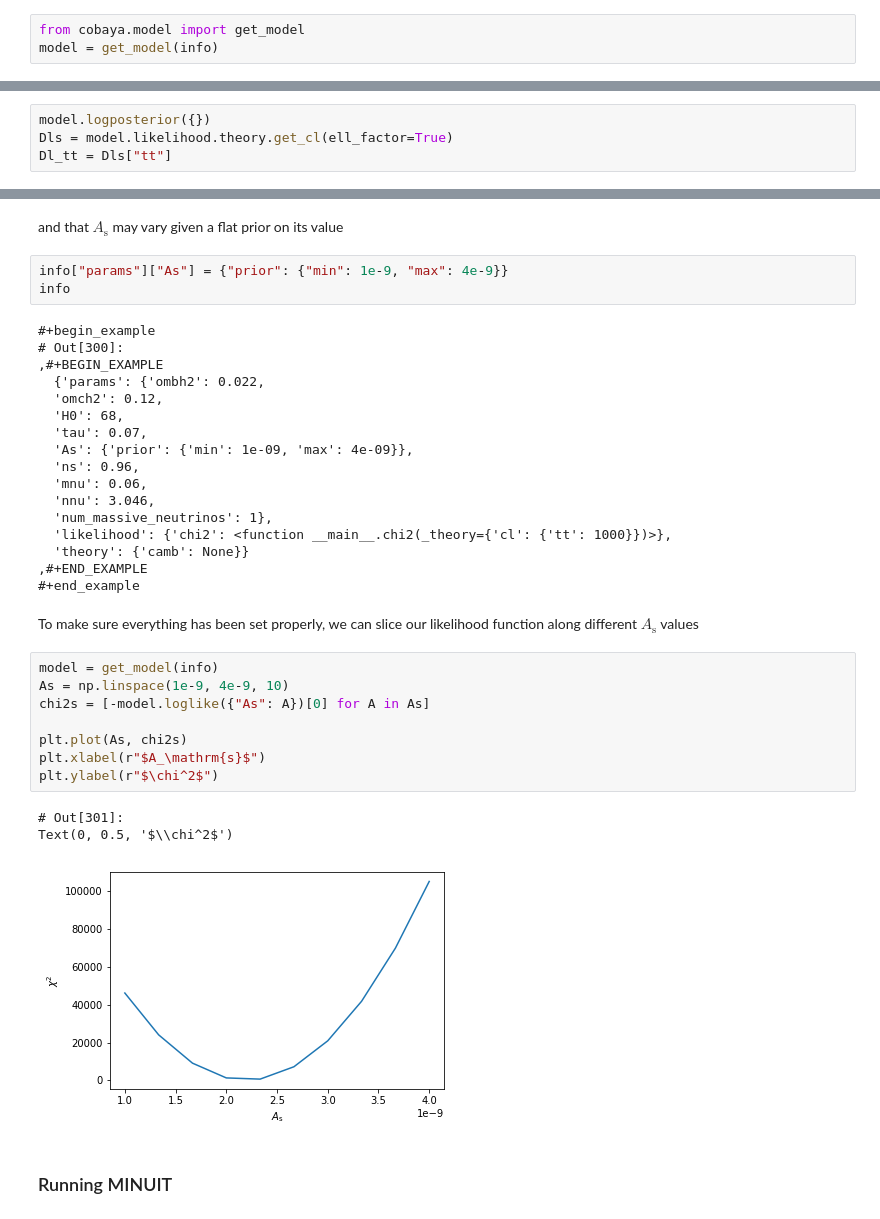
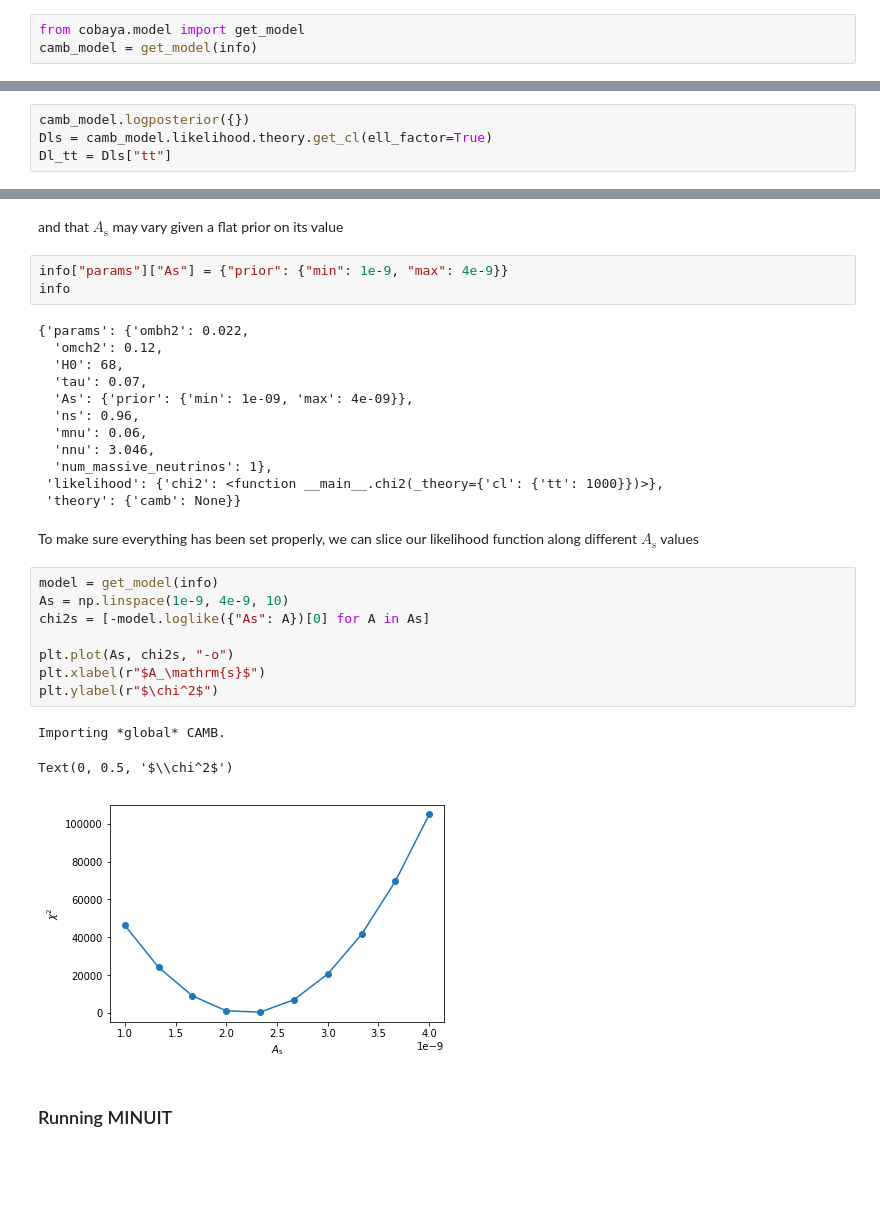
Before and after one commit to xgarrido/cmb_notebooks, a Jupyter notebook: cobaya_minuit_tutorial/cobaya_minuit_tutorial.ipynb, the cells around one changed output, grey strips where cells are left out. Drawn from its saved outputs; the diff is of its cells as text; blank space fills up the shorter version.

```diff
--- a/cobaya_minuit_tutorial/cobaya_minuit_tutorial.ipynb
+++ b/cobaya_minuit_tutorial/cobaya_minuit_tutorial.ipynb
@@ -110,4 +110,4 @@ to define our own likelihood and we will also adress how all these parameters ca
 We will now get the model given the above parameters
 # %%
 from cobaya.model import get_model
-model = get_model(info)
+camb_model = get_model(info)
@@ -140,8 +147,8 @@ model.likelihood.theory.needs(cl={"tt": 1000})
 # %% [markdown]
 and compute the CMB power spectrum (`ell_factor=True` means normalization by $\ell(\ell+1)/(2\pi)$)
 # %%
-model.logposterior({})
-Dls = model.likelihood.theory.get_cl(ell_factor=True)
+camb_model.logposterior({})
+Dls = camb_model.likelihood.theory.get_cl(ell_factor=True)
 Dl_tt = Dls["tt"]
 # %% [markdown]
 The first line, the empty dictionary of posteriors, actually means the parameters are all fixed.
@@ -245,10 +309,7 @@ and that $A_\text{s}$ may vary given a flat prior on its value
 info["params"]["As"] = {"prior": {"min": 1e-9, "max": 4e-9}}
 info
 # %% [output]
-#+begin_example
-# Out[300]:
-,#+BEGIN_EXAMPLE
-  {'params': {'ombh2': 0.022,
+{'params': {'ombh2': 0.022,
   'omch2': 0.12,
   'H0': 68,
   'tau': 0.07,
@@ -257,25 +318,23 @@ info
   'mnu': 0.06,
   'nnu': 3.046,
   'num_massive_neutrinos': 1},
-  'likelihood': {'chi2': <function __main__.chi2(_theory={'cl': {'tt': 1000}})>},
-  'theory': {'camb': None}}
-,#+END_EXAMPLE
-#+end_example
+ 'likelihood': {'chi2': <function __main__.chi2(_theory={'cl': {'tt': 1000}})>},
+ 'theory': {'camb': None}}
 # %% [markdown]
 To make sure everything has been set properly, we can slice our likelihood function along different
 $A_\text{s}$ values
 # %%
 model = get_model(info)
 As = np.linspace(1e-9, 4e-9, 10)
 chi2s = [-model.loglike({"As": A})[0] for A in As]
 
-plt.plot(As, chi2s)
+plt.plot(As, chi2s, "-o")
 plt.xlabel(r"$A_\mathrm{s}$")
 plt.ylabel(r"$\chi^2$")
 # %% [output]
-# Out[301]:
-Text(0, 0.5, '$\\chi^2$')
+Importing *global* CAMB.
+Text(0, 0.5, '$\\chi^2$')
-[figure, old version]
+[figure, new version]
 # %% [markdown]
 ### Running MINUIT
 # %% [markdown]
```
Also changed, not shown: parts of 20 cells of this notebook.
